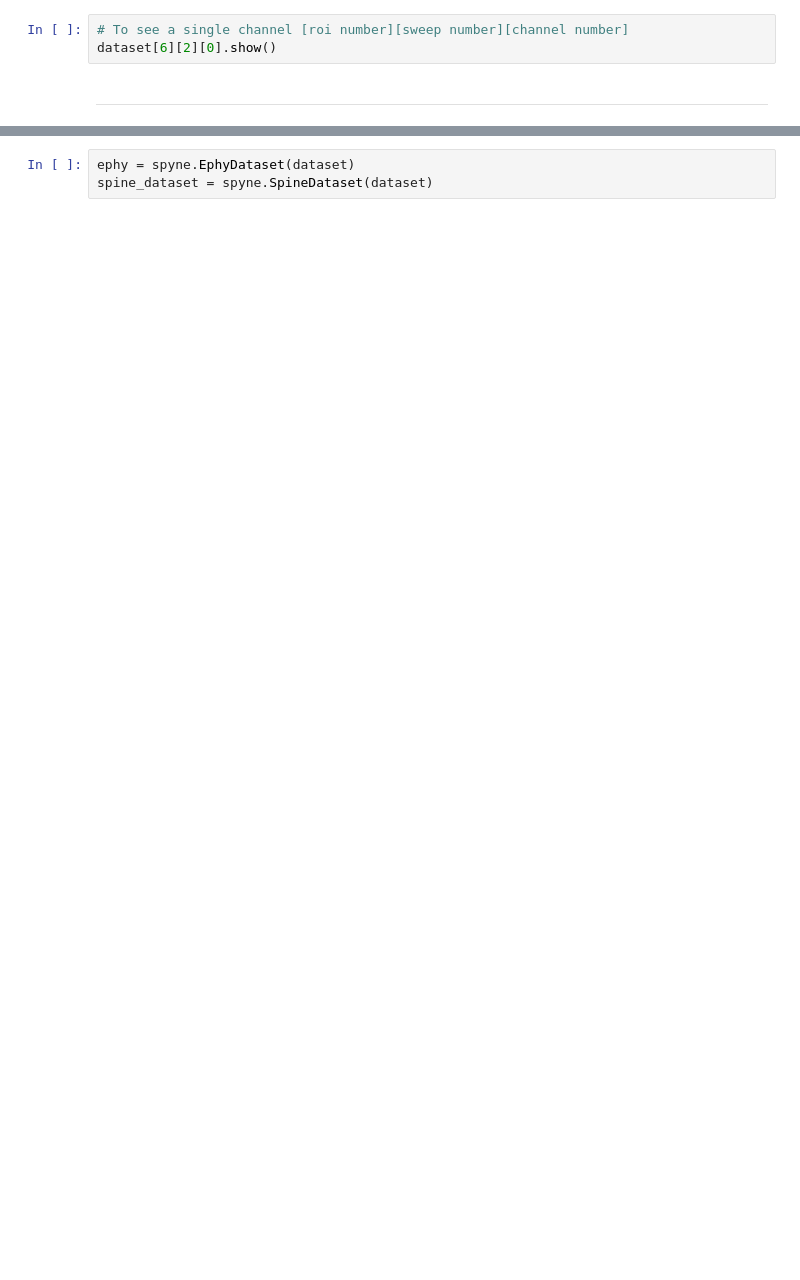
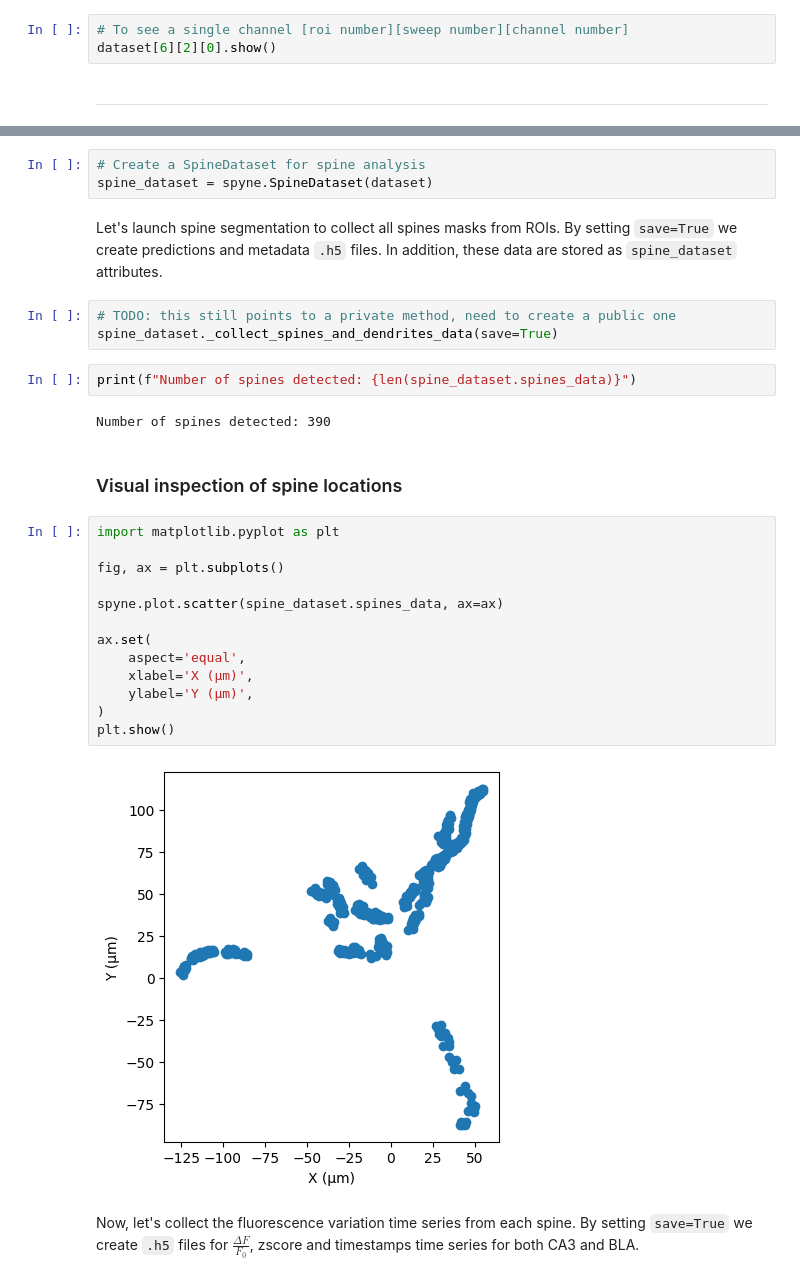
Before and after one commit to dcupolillo/Spyne, a Jupyter notebook: analysis_neuron.ipynb, the cells around one changed output, grey strips where cells are left out. Cells and saved outputs as stored; diff of their text form; blank space fills up the shorter version.

````diff
--- a/analysis_neuron.ipynb
+++ b/analysis_neuron.ipynb
@@ -39,3 +44,31 @@ dataset[6][2][0].show()
 # %%
-ephy = spyne.EphyDataset(dataset)
+# Create a SpineDataset for spine analysis
 spine_dataset = spyne.SpineDataset(dataset)
+# %% [markdown]
+Let's launch spine segmentation to collect all spines masks from ROIs. By setting ```save=True``` we create predictions and metadata ```.h5``` files. In addition, these data are stored as ```spine_dataset``` attributes.
+# %%
+# TODO: this still points to a private method, need to create a public one
+spine_dataset._collect_spines_and_dendrites_data(save=True)
+# %%
+print(f"Number of spines detected: {len(spine_dataset.spines_data)}")
+# %% [output]
+Number of spines detected: 390
+# %% [markdown]
+### Visual inspection of spine locations
+# %%
+import matplotlib.pyplot as plt
+
+fig, ax = plt.subplots()
+
+spyne.plot.scatter(spine_dataset.spines_data, ax=ax)
+
+ax.set(
+    aspect='equal',
+    xlabel='X (µm)',
+    ylabel='Y (µm)',
+)
+plt.show()
+# %% [output]
+[figure, added]
+# %% [markdown]
+Now, let's collect the fluorescence variation time series from each spine.  By setting ```save=True``` we create ```.h5``` files for $\frac{\Delta F}{F_{0}}$, zscore and timestamps time series for both CA3 and BLA.
````
Also changed, not shown: parts of 10 cells of this notebook, 4 other files.
